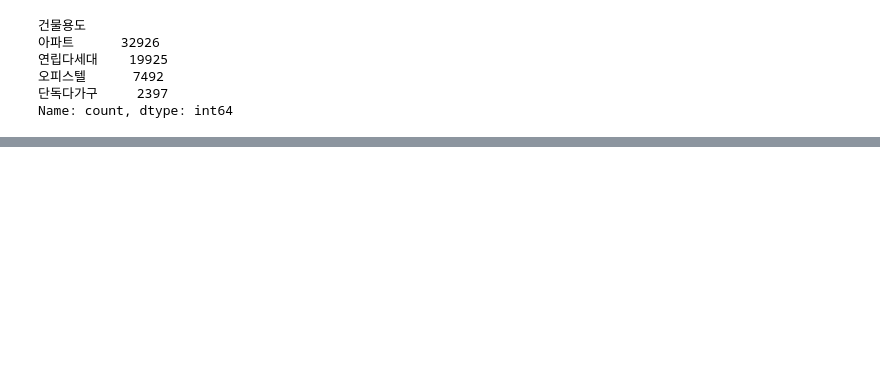
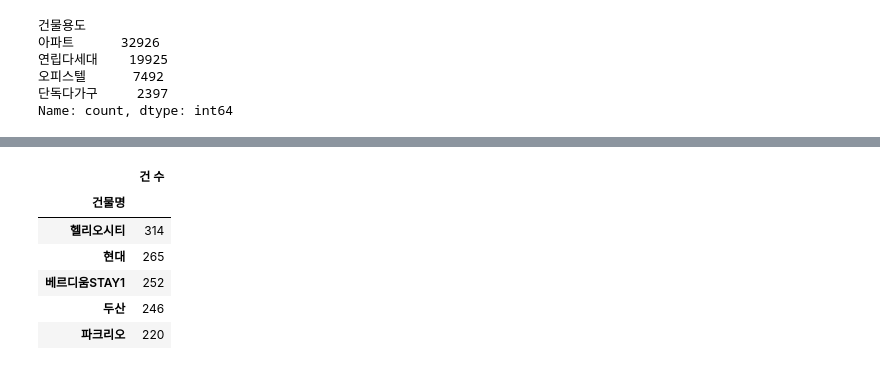
Before and after one commit to isk03300/my_projcet, a Jupyter notebook: dev_data.ipynb, the cells around one changed output, grey strips where cells are left out. Drawn from its saved outputs; the diff is of its cells as text; code cells hidden in the pictures; blank space fills up the shorter version.

```diff
--- a/dev_data.ipynb
+++ b/dev_data.ipynb
@@ -312,0 +224,10 @@ df
+# %%
+df3.to_frame().rename(columns={'count' : '건 수'})
+# %% [output]
+|  | 건 수 |
+| 건물명 |  |
+| 헬리오시티 | 314 |
+| 현대 | 265 |
+| 베르디움STAY1 | 252 |
+| 두산 | 246 |
+| 파크리오 | 220 |
```
Also changed, not shown: parts of 17 cells of this notebook, 1 other file.
